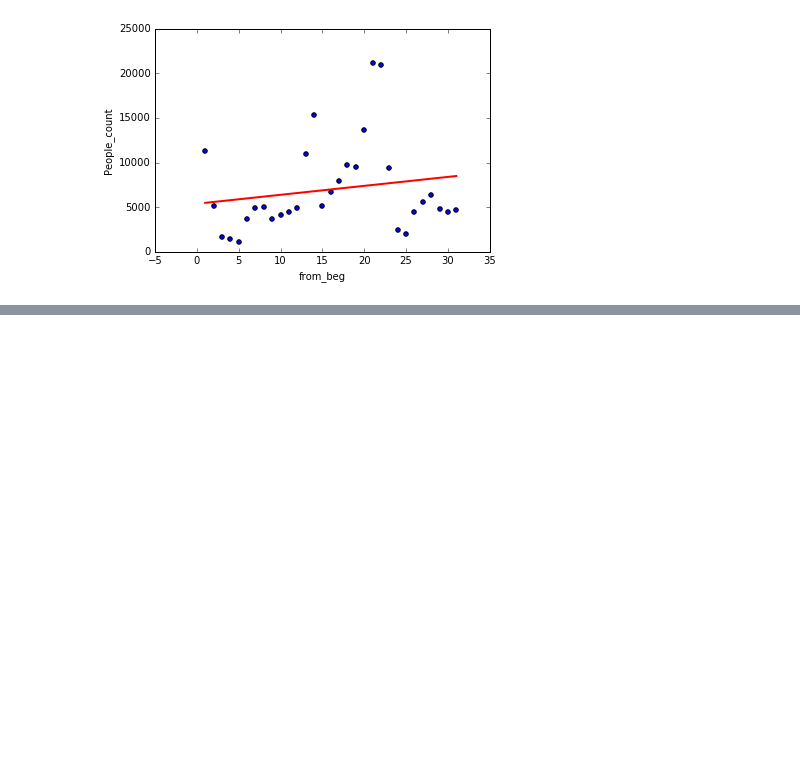
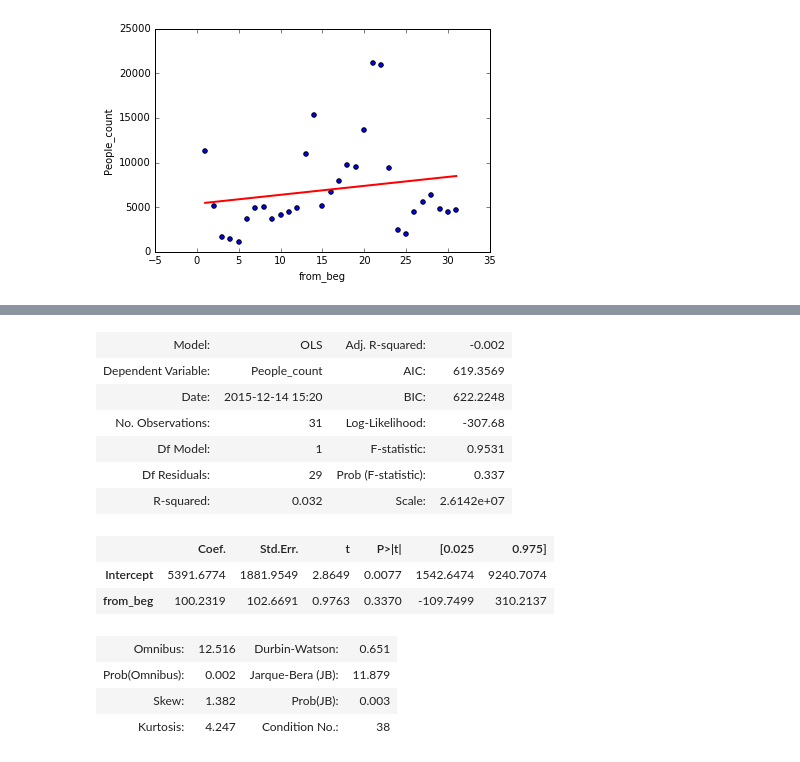
Before and after one commit to tmkasun/human_tracking_PIR_FYP, a Jupyter notebook: data_analysis/Regression_Model.ipynb, the cells around one changed output, grey strips where cells are left out. Drawn from its saved outputs; the diff is of its cells as text; code cells hidden in the pictures; blank space fills up the shorter version.

```diff
--- a/data_analysis/Regression_Model.ipynb
+++ b/data_analysis/Regression_Model.ipynb
@@ -136,0 +173,17 @@ lm.rsquared
+# %%
+lm.summary2()
+# %% [output]
+| Model: | OLS | Adj. R-squared: | -0.002 |
+| Dependent Variable: | People_count | AIC: | 619.3569 |
+| Date: | 2015-12-14 15:20 | BIC: | 622.2248 |
+| No. Observations: | 31 | Log-Likelihood: | -307.68 |
+| Df Model: | 1 | F-statistic: | 0.9531 |
+| Df Residuals: | 29 | Prob (F-statistic): | 0.337 |
+| R-squared: | 0.032 | Scale: | 2.6142e+07 |
+|  | Coef. | Std.Err. | t | P>|t| | [0.025 | 0.975] |
+| Intercept | 5391.6774 | 1881.9549 | 2.8649 | 0.0077 | 1542.6474 | 9240.7074 |
+| from_beg | 100.2319 | 102.6691 | 0.9763 | 0.3370 | -109.7499 | 310.2137 |
+| Omnibus: | 12.516 | Durbin-Watson: | 0.651 |
+| Prob(Omnibus): | 0.002 | Jarque-Bera (JB): | 11.879 |
+| Skew: | 1.382 | Prob(JB): | 0.003 |
+| Kurtosis: | 4.247 | Condition No.: | 38 |
```
Also changed, not shown: parts of 3 cells of this notebook, 11 other files.
